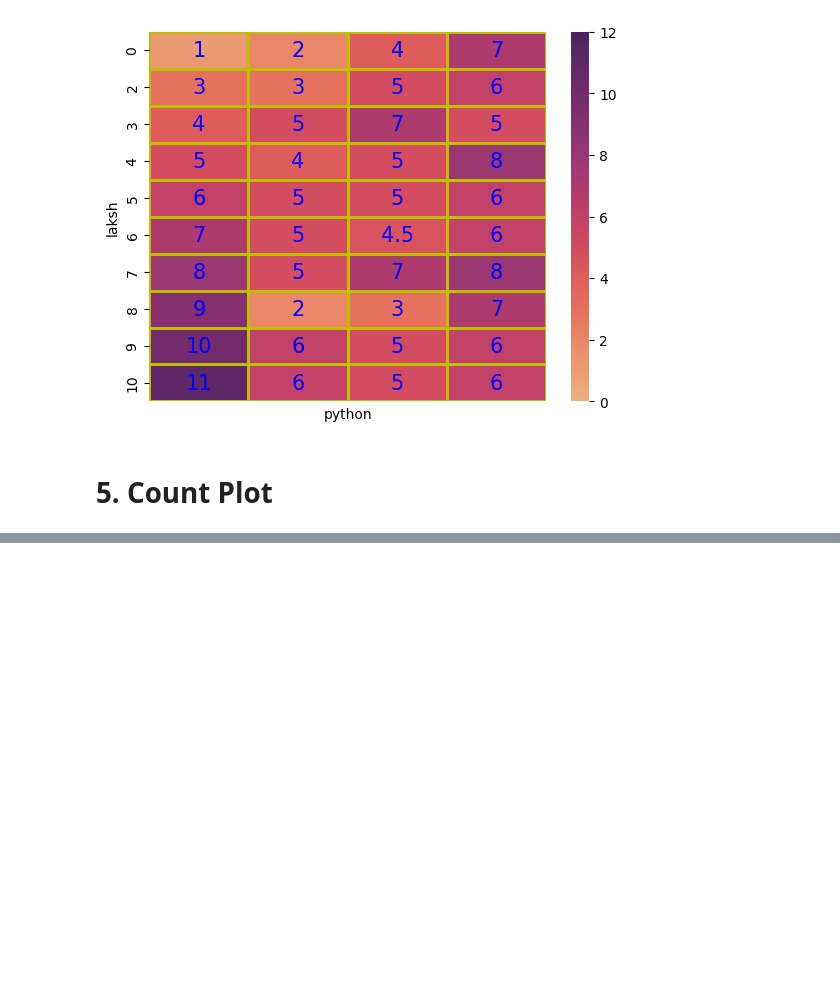
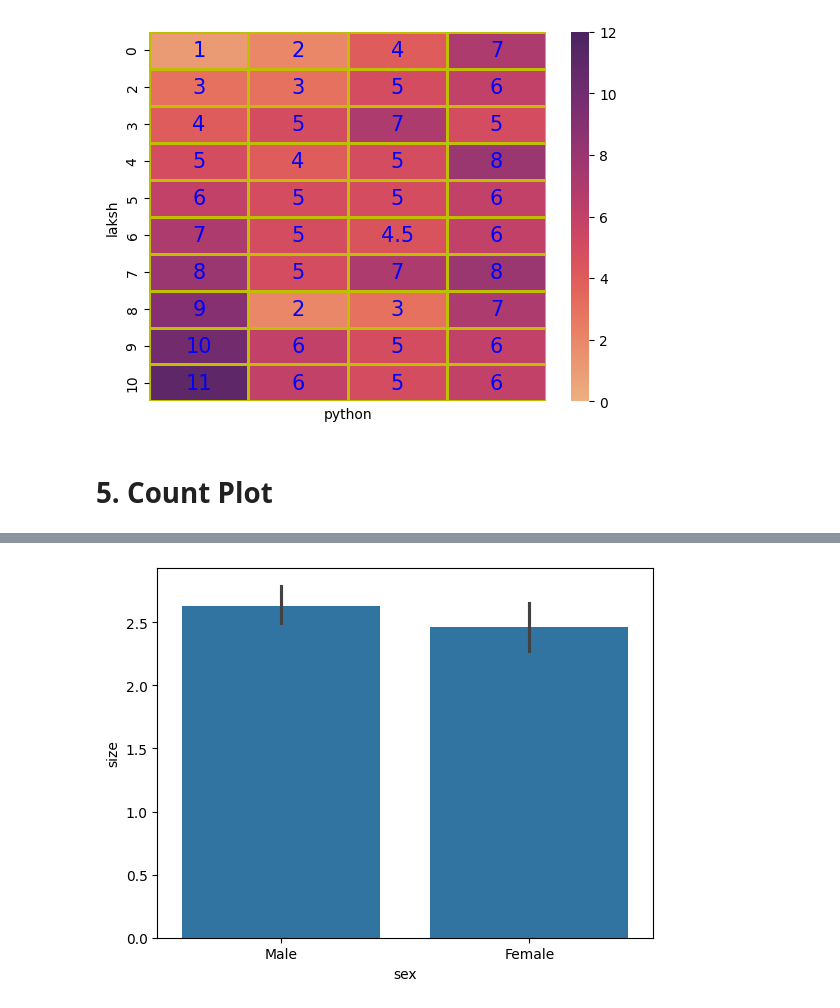
Before and after one commit to lukhi-laksh/Python-Seaborn, a Jupyter notebook: Advance.ipynb, the cells around one changed output, grey strips where cells are left out. Saved outputs shown, nothing was run; the diff lists cells and outputs as text; code cells hidden in the pictures; blank space fills up the shorter version.

```diff
--- a/Advance.ipynb
+++ b/Advance.ipynb
@@ -222,0 +252,6 @@ plt.show()
+# %%
+# bar plot show mean(average)
+sns.barplot(x='sex', y='size', data=var)
+plt.show()
+# %% [output]
+[figure, added]
```
Also changed, not shown: parts of 2 cells of this notebook.
